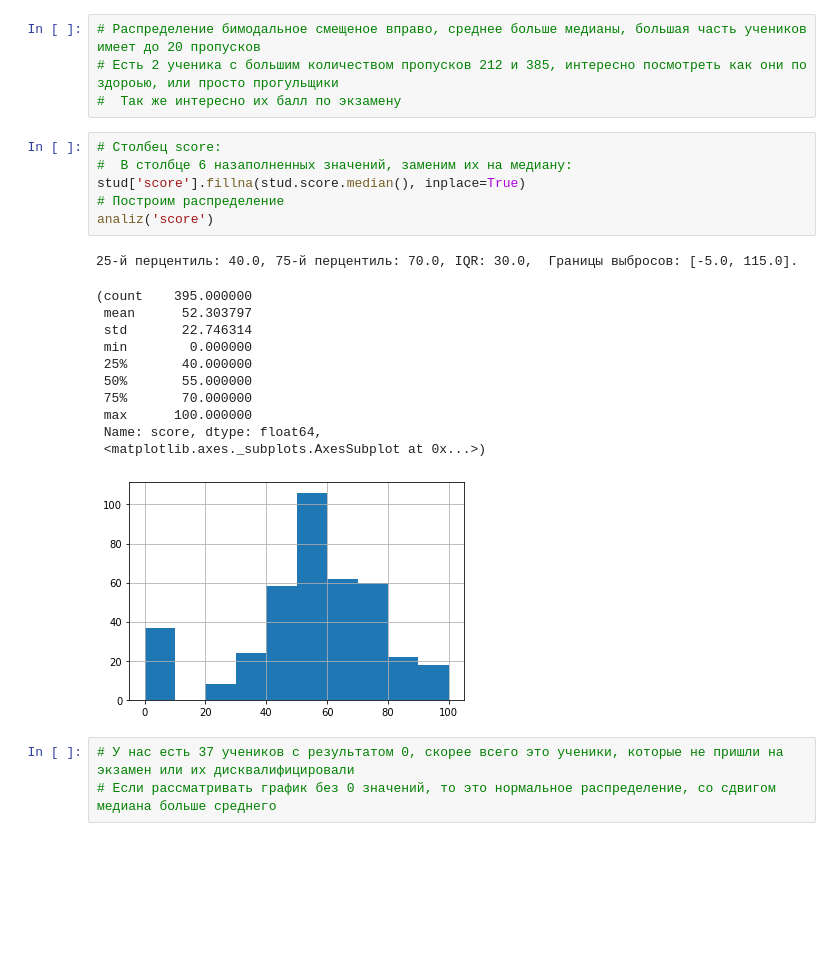
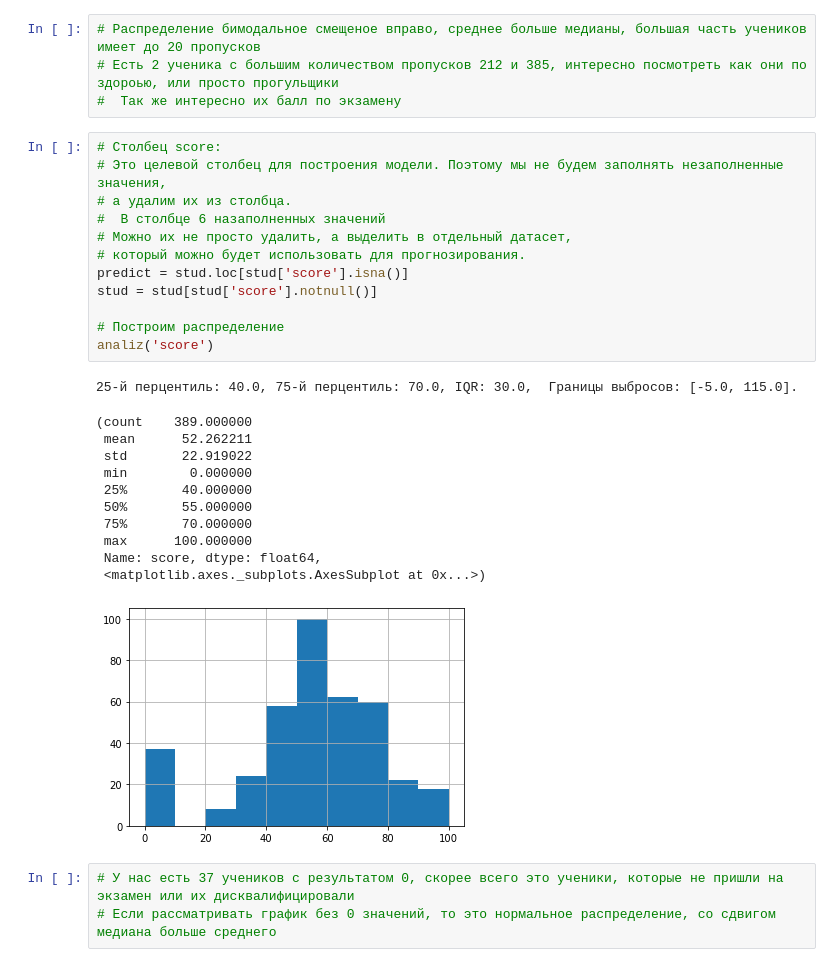
Before and after one commit to andrian2020/Skill_github, a Jupyter notebook: module_2/project_2.ipynb, the cells around one changed output. Cells and saved outputs as stored; diff of their text form; blank space fills up the shorter version.

Commit message:
Update project_2.ipynb
выделили из столбца 'score' строки nan  в отдельный датасет 'predict 'для прогнозирования

```diff
--- a/module_2/project_2.ipynb
+++ b/module_2/project_2.ipynb
@@ -450,25 +450,31 @@ func_IQR('absences')
 # Распределение бимодальное смещеное вправо, среднее больше медианы, большая часть учеников имеет до 20 пропусков
 # Есть 2 ученика с большим количеством пропусков 212 и 385, интересно посмотреть как они по здороью, или просто прогульщики
 #  Так же интересно их балл по экзамену
-# %%
-# Столбец score:
-#  В столбце 6 назаполненных значений, заменим их на медиану:
-stud['score'].fillna(stud.score.median(), inplace=True)
-# Построим распределение
-analiz('score')
-# %% [output]
-25-й перцентиль: 40.0, 75-й перцентиль: 70.0, IQR: 30.0,  Границы выбросов: [-5.0, 115.0].
-(count    395.000000
- mean      52.303797
- std       22.746314
- min        0.000000
- 25%       40.000000
- 50%       55.000000
- 75%       70.000000
- max      100.000000
- Name: score, dtype: float64,
- <matplotlib.axes._subplots.AxesSubplot at 0x...>)
-[figure, removed]
+# %%
+# Столбец score:
+# Это целевой столбец для построения модели. Поэтому мы не будем заполнять незаполненные значения,
+# а удалим их из столбца.
+#  В столбце 6 назаполненных значений
+# Можно их не просто удалить, а выделить в отдельный датасет,
+# который можно будет использовать для прогнозирования.
+predict = stud.loc[stud['score'].isna()]
+stud = stud[stud['score'].notnull()]
+
+# Построим распределение
+analiz('score')
+# %% [output]
+25-й перцентиль: 40.0, 75-й перцентиль: 70.0, IQR: 30.0,  Границы выбросов: [-5.0, 115.0].
+(count    389.000000
+ mean      52.262211
+ std       22.919022
+ min        0.000000
+ 25%       40.000000
+ 50%       55.000000
+ 75%       70.000000
+ max      100.000000
+ Name: score, dtype: float64,
+ <matplotlib.axes._subplots.AxesSubplot at 0x...>)
+[figure, added]
 # %%
 # У нас есть 37 учеников с результатом 0, скорее всего это ученики, которые не пришли на экзамен или их дисквалифицировали
 # Если рассматривать график без 0 значений, то это нормальное распределение, со сдвигом медиана больше среднего
```
Also changed, not shown: parts of 1 cell of this notebook.
